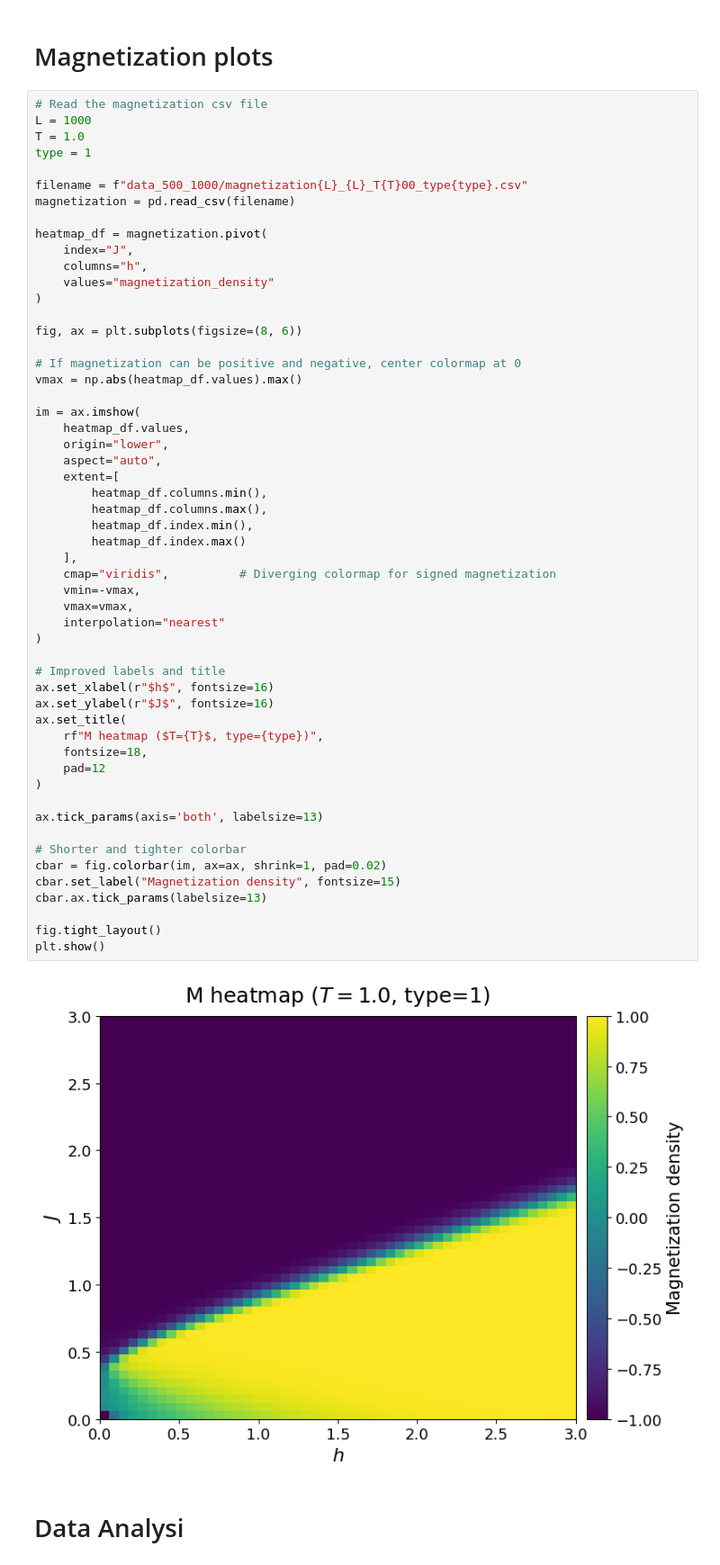
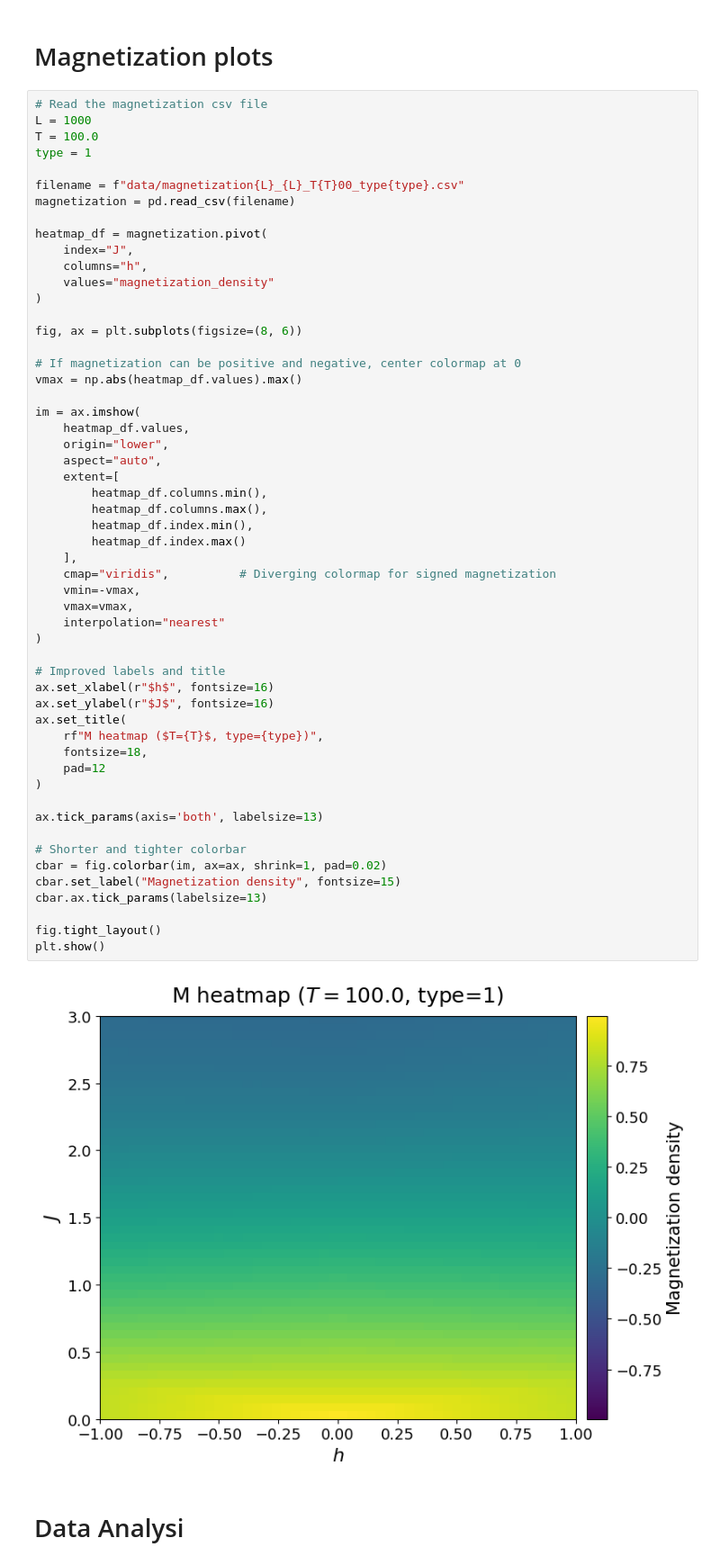
Before and after one commit to nicolomontagner02/GPU_Ising_model, a Jupyter notebook: Post_processing.ipynb, the cells around one changed output. Shown at 90% size. Saved outputs shown, nothing was run; the diff lists cells and outputs as text.

```diff
--- a/Post_processing.ipynb
+++ b/Post_processing.ipynb
@@ -51,10 +51,10 @@ plot_lattice("data_500_1000/ising_J0.735_h1.286_T1.000_Lx500_Ly500_MC10000000_ty
 # %%
 # Read the magnetization csv file
 L = 1000
-T = 1.0
+T = 100.0
 type = 1
 
-filename = f"data_500_1000/magnetization{L}_{L}_T{T}00_type{type}.csv"
+filename = f"data/magnetization{L}_{L}_T{T}00_type{type}.csv"
 magnetization = pd.read_csv(filename)
 
 heatmap_df = magnetization.pivot(
@@ -76,34 +76,34 @@ im = ax.imshow(
         heatmap_df.columns.min(),
         heatmap_df.columns.max(),
         heatmap_df.index.min(),
         heatmap_df.index.max()
     ],
     cmap="viridis",          # Diverging colormap for signed magnetization
     vmin=-vmax,
     vmax=vmax,
     interpolation="nearest"
 )
 
 # Improved labels and title
 ax.set_xlabel(r"$h$", fontsize=16)
 ax.set_ylabel(r"$J$", fontsize=16)
 ax.set_title(
     rf"M heatmap ($T={T}$, type={type})",
     fontsize=18,
     pad=12
 )
 
 ax.tick_params(axis='both', labelsize=13)
 
 # Shorter and tighter colorbar
 cbar = fig.colorbar(im, ax=ax, shrink=1, pad=0.02)
 cbar.set_label("Magnetization density", fontsize=15)
 cbar.ax.tick_params(labelsize=13)
 
 fig.tight_layout()
 plt.show()
 # %% [output]
-[figure, old version]
+[figure, new version]
 # %% [markdown]
 # Data Analysi
 # %%
```
Also changed, not shown: 3 other files.
